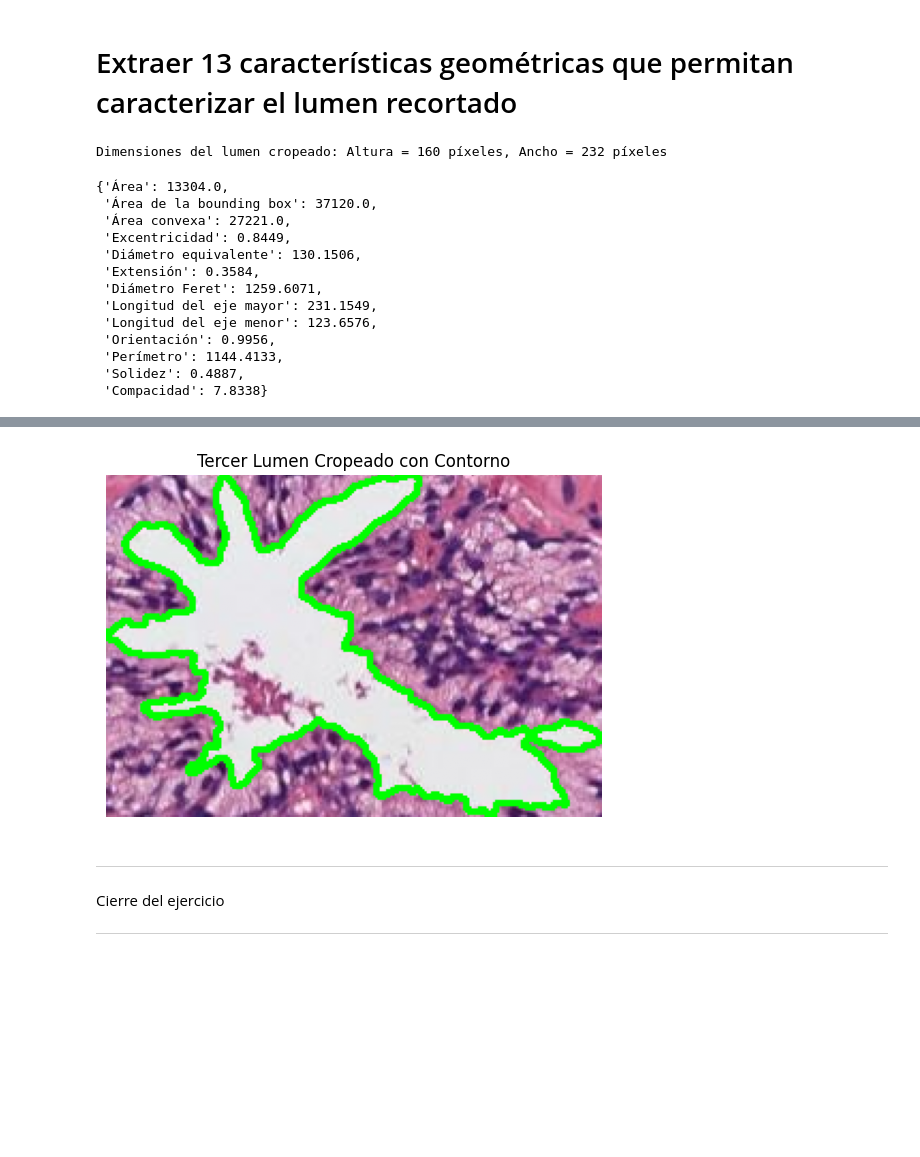
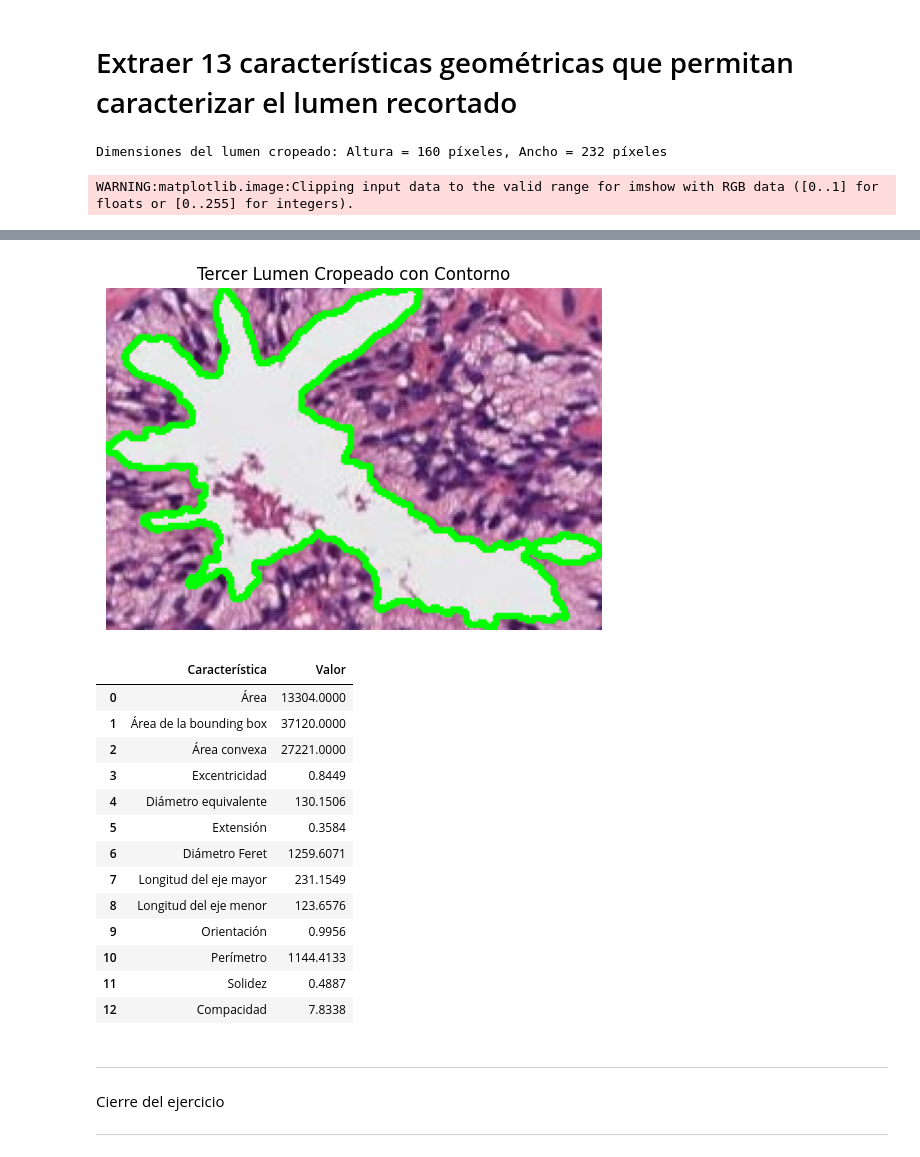
Before and after one commit to jagvgithub/Aprendizaje_supervisado, a Jupyter notebook: Actividad_C1_P1_Gomez_Vargas_Jose_Antonio.ipynb, the cells around one changed output, grey strips where cells are left out. Drawn from its saved outputs; the diff is of its cells as text; code cells hidden in the pictures; blank space fills up the shorter version.

```diff
--- a/Actividad_C1_P1_Gomez_Vargas_Jose_Antonio.ipynb
+++ b/Actividad_C1_P1_Gomez_Vargas_Jose_Antonio.ipynb
@@ -320,6 +321,18 @@ compactness = perimeter**2 / (4 * math.pi * area)
 contour = largest_contour - [y, x]  # Ajustar los contornos al crop
 diameter_feret = max([cv2.norm(contour[i] - contour[j]) for i in range(len(contour)) for j in range(i+1, len(contour))])
 
+
+
+cropped_lumen_contour = cropped_lumen.copy()
+cv2.drawContours(cropped_lumen_contour, [third_largest_contour - [x, y]], -1, (0, 255, 0), 2)
+
+# Mostrar la imagen con el contorno
+plt.imshow(cropped_lumen_contour)
+plt.axis('off')  # Ocultar los ejes
+plt.title('Tercer Lumen Cropeado con Contorno')
+plt.show()
+
+
 # Redondear los valores hasta el cuarto decimal
 features = {
     'Área': round(area, 4),
@@ -337,31 +350,9 @@ features = {
     'Compacidad': round(compactness, 4)
 }
 
+features = pd.DataFrame(features.items(), columns=['Característica', 'Valor'])
 # Mostrar las características
 display(features)
-
-
-print('\n ')
-cropped_lumen_contour = cropped_lumen.copy()
-cv2.drawContours(cropped_lumen_contour, [third_largest_contour - [x, y]], -1, (0, 255, 0), 2)
-
-# Mostrar la imagen con el contorno
-plt.imshow(cropped_lumen_contour)
-plt.axis('off')  # Ocultar los ejes
-plt.title('Tercer Lumen Cropeado con Contorno')
-plt.show()
 # %% [output]
 Dimensiones del lumen cropeado: Altura = 160 píxeles, Ancho = 232 píxeles
-{'Área': 13304.0,
- 'Área de la bounding box': 37120.0,
- 'Área convexa': 27221.0,
- 'Excentricidad': 0.8449,
- 'Diámetro equivalente': 130.1506,
- 'Extensión': 0.3584,
- 'Diámetro Feret': 1259.6071,
- 'Longitud del eje mayor': 231.1549,
- 'Longitud del eje menor': 123.6576,
- 'Orientación': 0.9956,
- 'Perímetro': 1144.4133,
- 'Solidez': 0.4887,
- 'Compacidad': 7.8338}
+WARNING:matplotlib.image:Clipping input data to the valid range for imshow with RGB data ([0..1] for floats or [0..255] for integers).
@@ -369,4 +359,18 @@ WARNING:matplotlib.image:Clipping input data to the valid range for imshow with
 [figure]
+|  | Característica | Valor |
+| 0 | Área | 13304.0000 |
+| 1 | Área de la bounding box | 37120.0000 |
+| 2 | Área convexa | 27221.0000 |
+| 3 | Excentricidad | 0.8449 |
+| 4 | Diámetro equivalente | 130.1506 |
+| 5 | Extensión | 0.3584 |
+| 6 | Diámetro Feret | 1259.6071 |
+| 7 | Longitud del eje mayor | 231.1549 |
+| 8 | Longitud del eje menor | 123.6576 |
+| 9 | Orientación | 0.9956 |
+| 10 | Perímetro | 1144.4133 |
+| 11 | Solidez | 0.4887 |
+| 12 | Compacidad | 7.8338 |
 # %% [markdown]
 ---
 Cierre del ejercicio
```
Also changed, not shown: parts of 2 cells of this notebook.
